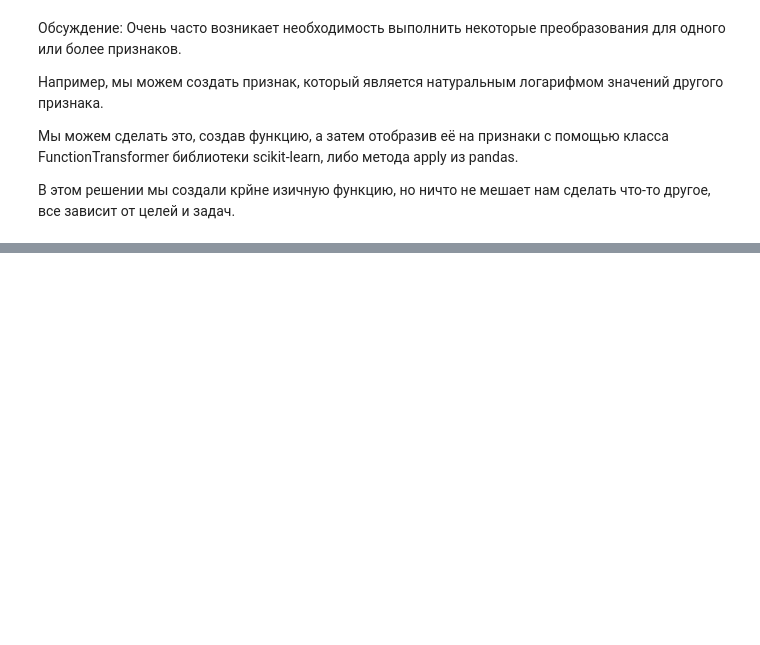
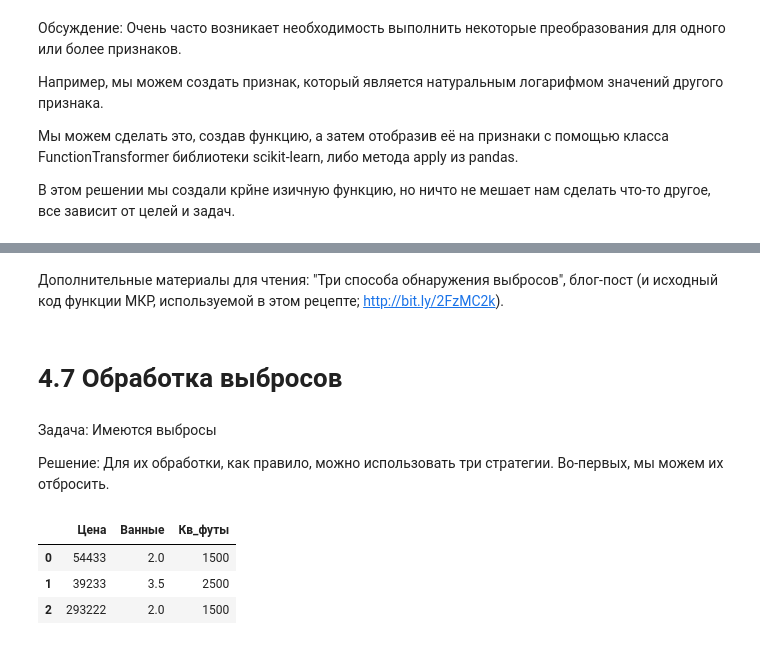
Before and after one commit to agregik/MachineLearning, a Jupyter notebook: machine_learning (4 part).ipynb, the cells around one changed output, grey strips where cells are left out. Saved outputs shown, nothing was run; the diff lists cells and outputs as text; code cells hidden in the pictures; blank space fills up the shorter version.

```diff
--- a/machine_learning (4 part).ipynb
+++ b/machine_learning (4 part).ipynb
@@ -333,0 +404,24 @@ df.apply(add_ten)
+# %% [markdown]
+Дополнительные материалы для чтения: "Три способа обнаружения выбросов", блог-пост (и исходный код функции МКР, используемой в этом рецепте; http://bit.ly/2FzMC2k).
+# %% [markdown]
+# 4.7 Обработка выбросов
+# %% [markdown]
+Задача: Имеются выбросы
+
+Решение: Для их обработки, как правило, можно использовать три стратегии. Во-первых, мы можем их отбросить.
+# %%
+import pandas as pd
+
+# Создаю фрейм данных
+houses = pd.DataFrame()
+houses['Цена'] = [54433, 39233, 293222, 4322032]
+houses['Ванные'] = [2, 3.5, 2, 116]
+houses['Кв_футы'] = [1500, 2500, 1500, 48000]
+
+# Отфильтровать наблюдения
+houses[houses['Ванные'] < 20]
+# %% [output]
+|  | Цена | Ванные | Кв_футы |
+| 0 | 54433 | 2.0 | 1500 |
+| 1 | 39233 | 3.5 | 2500 |
+| 2 | 293222 | 2.0 | 1500 |
```
Also changed, not shown: parts of 15 cells of this notebook.
